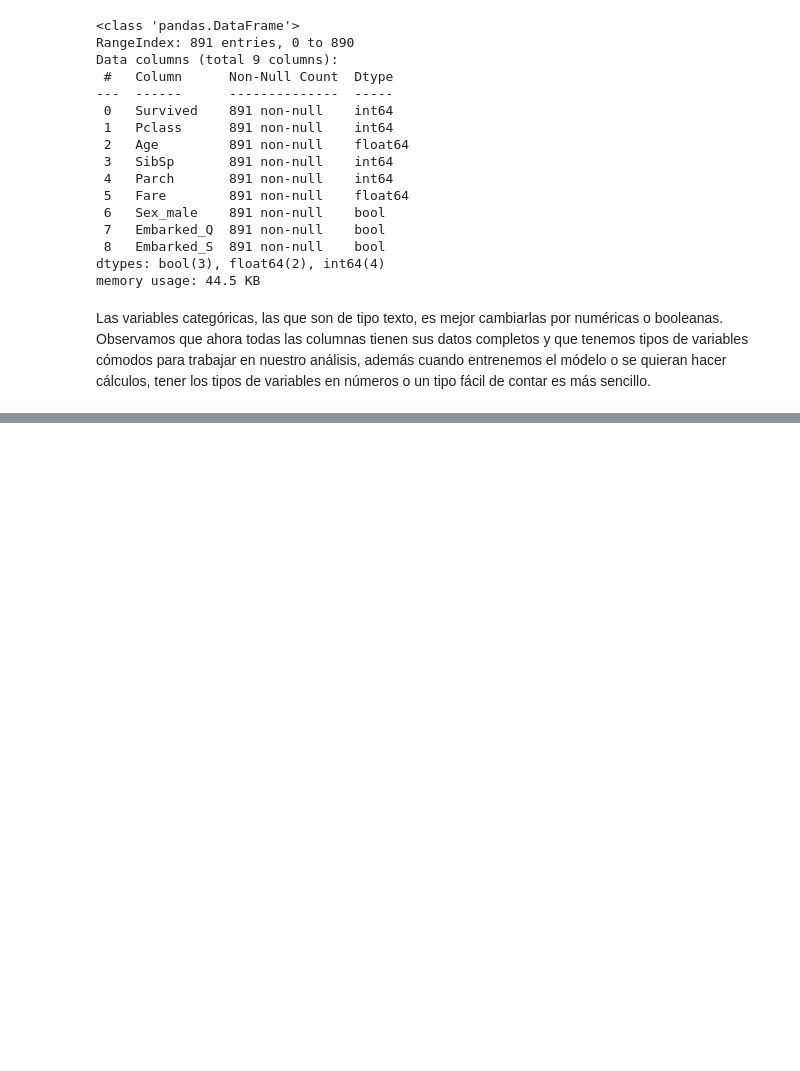
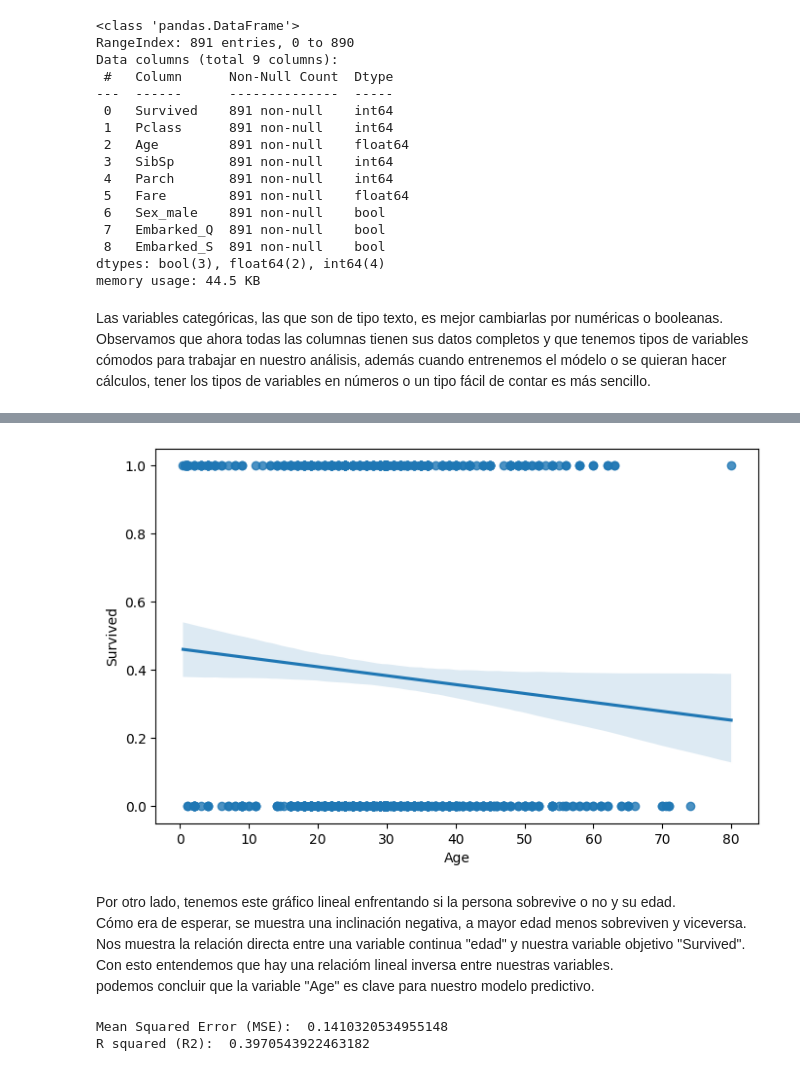
Before and after one commit to Bruiz16/Parcial-Final-PAD, a Jupyter notebook: NotebookParcialFinal.ipynb, the cells around one changed output, grey strips where cells are left out. Cells and saved outputs as stored; diff of their text form; code cells hidden in the pictures; blank space fills up the shorter version.

Commit message:
Avance hasta el entrenamiento y evaluación del modelo, con pausa para ir a comer algo.

```diff
--- a/NotebookParcialFinal.ipynb
+++ b/NotebookParcialFinal.ipynb
@@ -113,0 +124,41 @@ Observamos que ahora todas las columnas tienen sus datos completos y que tenemos
+# %%
+plt.figure(figsize = (8, 5))
+sns.regplot(x = "Age", y = "Survived", data = df)
+plt.show()
+# %% [output]
+[figure, added]
+# %% [markdown]
+Por otro lado, tenemos este gráfico lineal enfrentando si la persona sobrevive o no y su edad.
+Cómo era de esperar, se muestra una inclinación negativa, a mayor edad menos sobreviven y viceversa.
+Nos muestra la relación directa entre una variable continua "edad" y nuestra variable objetivo "Survived".
+Con esto entendemos que hay una relacióm lineal inversa entre nuestras variables.
+podemos concluir que la variable "Age" es clave para nuestro modelo predictivo.
+# %%
+from sklearn.model_selection import train_test_split
+from sklearn.linear_model import LinearRegression
+from sklearn.metrics import mean_squared_error, r2_score
+
+#Definimos la variable independiente X y la variable dependiente que queremos predecir Y.
+X = df.drop("Survived", axis = 1)
+y = df["Survived"]
+
+#hacemos división de los datos en 70% entrenamiento y 30% parq pruebas.
+X_train, X_test, y_train, y_test = train_test_split( X, y, test_size = 0.3, random_state = 0)
+
+#Ahora creamos y entrenamos nuestro modelo.
+lm = LinearRegression()
+lm.fit(X_train, y_train)
+
+#hacemos nuestra primera predicción.
+y_prediccion = lm.predict(X_test)
+
+#Miramos si el modelo funciona con una evaluación y utilizando los valores aprendidos en clase para este tipo de modelo.
+mse = mean_squared_error(y_test, y_prediccion)
+r2 = r2_score(y_test, y_prediccion)
+
+#Y mostramos los resultados de estos datos para analizar.
+print("Mean Squared Error (MSE): ", mse)
+print("R squared (R2): ", r2)
+# %% [output]
+Mean Squared Error (MSE):  0.1410320534955148
+R squared (R2):  0.3970543922463182
```
Also changed, not shown: parts of 2 cells of this notebook.
